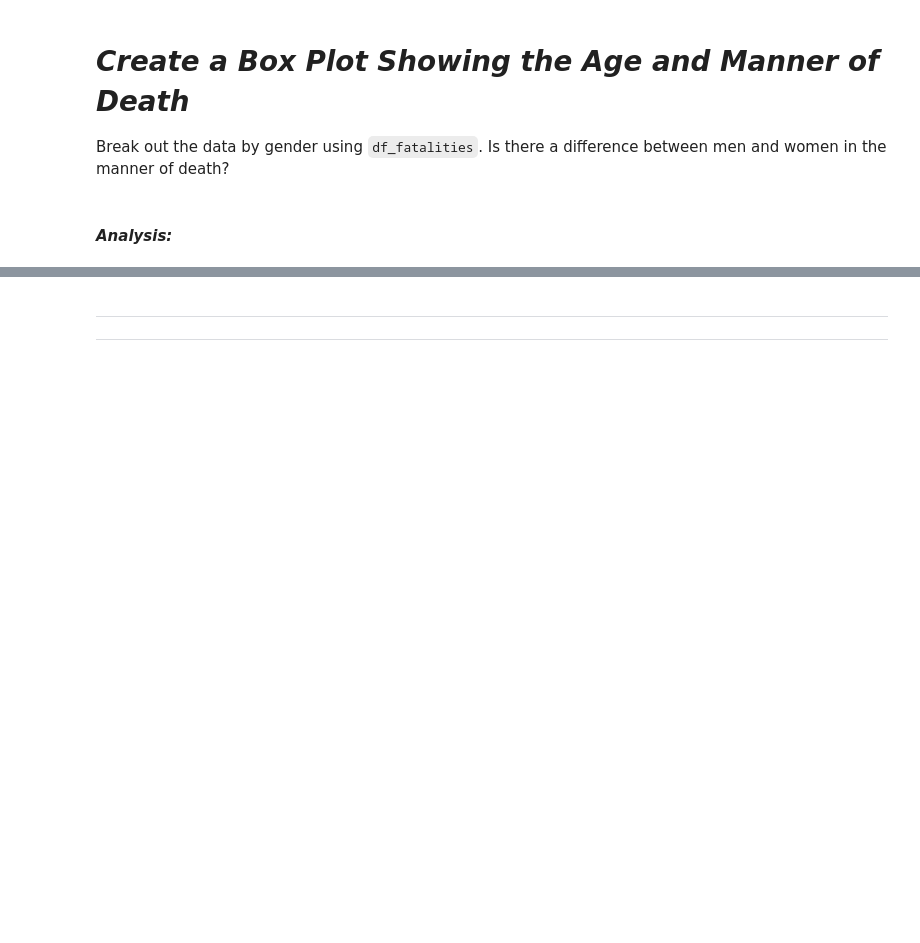
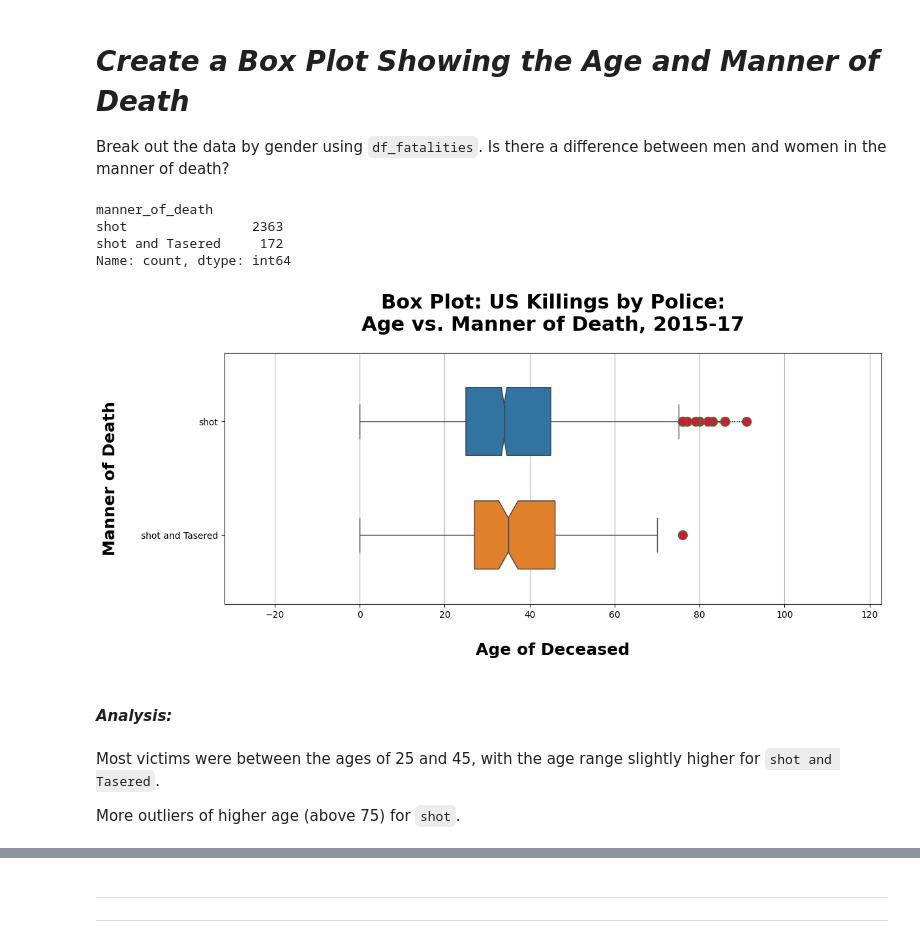
Before and after one commit to andrewblais/dataLawUS, a Jupyter notebook: main.ipynb, the cells around one changed output, grey strips where cells are left out. Drawn from its saved outputs; the diff is of its cells as text; code cells hidden in the pictures; blank space fills up the shorter version.

Commit message:
Finish more analysis and plots.

```diff
--- a/main.ipynb
+++ b/main.ipynb
@@ -589,0 +1052,3 @@ Hint: Use `.value_counts()`
+# %%
+# Replace `0` with `O` (undetermined):
+df_fatalities['race'] = df_fatalities['race'].replace(0, 'O')
@@ -589,0 +1060,9 @@ Hint: Use `.value_counts()`
+# %%
+# Though, for clarity, let's rename to words rather than abbreviations:
+race_dict = {'W': 'Caucasian', 'B': 'African American', 'H': 'Latino',
+             'A': 'Asian American', 'N': 'Native American', 'O': 'Undetermined'}
+
+df_fatalities['race'] = df_fatalities['race'].replace(race_dict)
+# %%
+# Drop the `id` column (we're not working w/relational databases):
+df_fatalities.drop(columns=['id'], inplace=True)
@@ -598,0 +1142,5 @@ Use `df_fatalities` to illustrate how many more men are killed compared to women
+# %%
+# Replace abbreviations with full words:
+gender_dict = {'M': 'Male', 'F': 'Female'}
+
+df_fatalities['gender'] = df_fatalities['gender'].replace(gender_dict)
@@ -608,2 +1201,48 @@ Break out the data by gender using `df_fatalities`. Is there a difference betwee
+# %%
+# Inspect:
+df_fatalities['manner_of_death'].value_counts()
+# %% [output]
+manner_of_death
+shot                2363
+shot and Tasered     172
+Name: count, dtype: int64
+# %%
+plt.figure(figsize=(13, 5))
+
+sns.boxplot(
+    data=df_fatalities,
+    x='age',
+    y='manner_of_death',
+    width=0.6,
+    notch=True,
+    flierprops={"marker": "o",
+                "markersize": 10,
+                'markerfacecolor': 'crimson',
+                'markeredgecolor': 'forestgreen',
+                'linestyle': 'dotted'},
+    hue='manner_of_death'
+)
+
+plt.title('Box Plot: US Killings by Police:\nAge vs. Manner of Death, 2015-17',
+          fontdict={'size': 22, 'weight': 'bold'},
+          pad=25.0)
+
+plt.xlabel('Age of Deceased',
+           fontdict={'size': 18, 'weight': 'bold'},
+           labelpad=25.0)
+plt.ylabel('Manner of Death',
+           fontdict={'size': 18, 'weight': 'bold'},
+           labelpad=25.0)
+
+plt.grid(axis='x')
+plt.margins(0.35)
+
+plt.show()
+# %% [output]
+[figure, added]
 # %% [markdown]
 #### **_Analysis:_**
+# %% [markdown]
+Most victims were between the ages of 25 and 45, with the age range slightly higher for `shot and Tasered`.
+
+More outliers of higher age (above 75) for `shot`.
```
Also changed, not shown: parts of 81 cells of this notebook, 11 other files.
